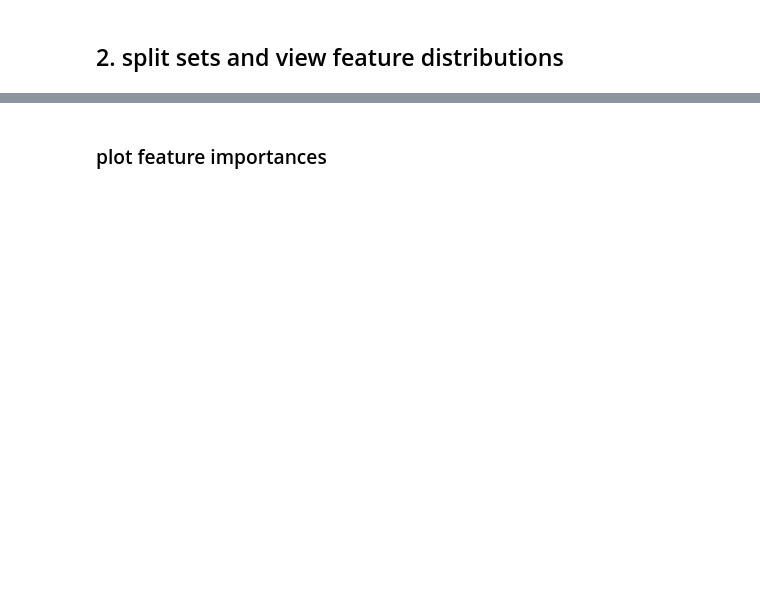
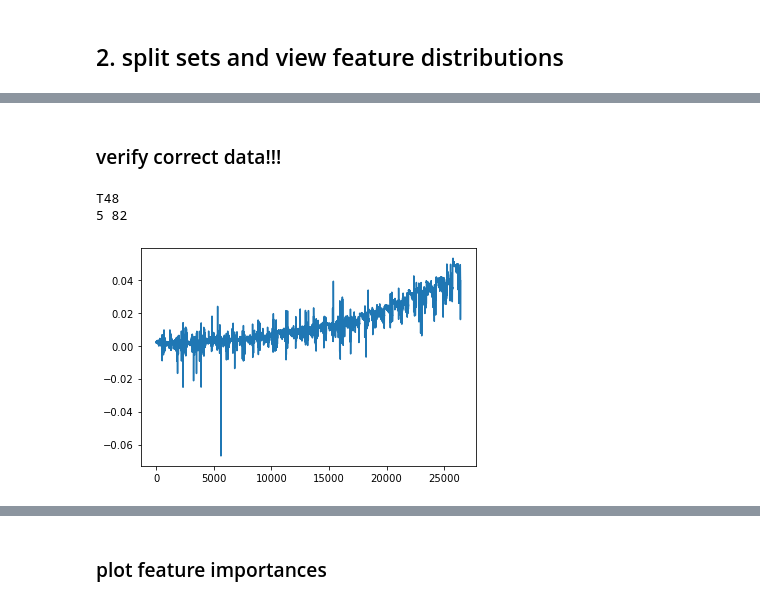
Before and after one commit to darrahts/phm2021_data_challenge, a Jupyter notebook: notebooks/rul_prediction.ipynb, the cells around one changed output, grey strips where cells are left out. Drawn from its saved outputs; the diff is of its cells as text; code cells hidden in the pictures; blank space fills up the shorter version.

```diff
--- a/notebooks/rul_prediction.ipynb
+++ b/notebooks/rul_prediction.ipynb
@@ -193,0 +89,19 @@ dfx.head()
+# %%
+X_cols = ['Mach', 'alt', 'TRA', 'T2', 'time']## disregard comments #, 'Fc'] # will also have Fc_1, Fc_2, Fc_3
+y_cols = ['Wf', 'Nf', 'Nc', 'T24', 'T30', 'T48', 'T50', 'P15', 'P2', 'P21', 'P24', 'Ps30', 'P40', 'P50']
+a_cols = ['cycle', 'hs', 'Fc', 'asset_id']
+
+model = keras.models.load_model('models/ncmapss/flight_effects.h5')
+yscaler = joblib.load('models/ncmapss/flight_effects_yscaler.pkl')
+xscaler = joblib.load('models/ncmapss/flight_effects_xscaler.pkl')
+
+#df[X_cols] = xscaler.transform(df[X_cols])
+trace = yscaler.transform(df[y_cols])
+pred = model.predict(xscaler.transform(df[X_cols]))
+res = trace - pred
+dfx = pd.DataFrame(data=res, columns=y_cols)
+df_x = pd.DataFrame(data=xscaler.transform(df[X_cols]), columns=X_cols)
+dfx = pd.concat([dfx, df_x, df[a_cols]], axis=1)
+dfx['rul'] = df['rul'].values
+dfx.time = dfx.time + (dfx.cycle -1)
+dfx0 = dfx[dfx.hs == 0]
@@ -217,0 +146,2 @@ train_y.head()
+# %%
+train_df, train_y, val_df, val_y, test_df, test_y = utils.train_test_split(df=dfx0, units=list(pd.unique(units.id)), y_labels=['rul'], t_labels=a_cols + y_cols + X_cols, train_pct = .80, val_pct=.10, test_pct=.10, verbose=True)
@@ -217,0 +158,14 @@ train_y.head()
+# %% [markdown]
+### verify correct data!!!
+# %%
+idx = 5#np.random.randint(len(y_cols))
+asset_id = 82#np.random.randint(max(units.id))
+print(y_cols[idx])
+print(idx, asset_id)
+
+plt.plot(train_df[train_df.asset_id == asset_id][y_cols].values[:,5])
+plt.show()
+# %% [output]
+T48
+5 82
+[figure, added]
```
Also changed, not shown: parts of 26 cells of this notebook.
